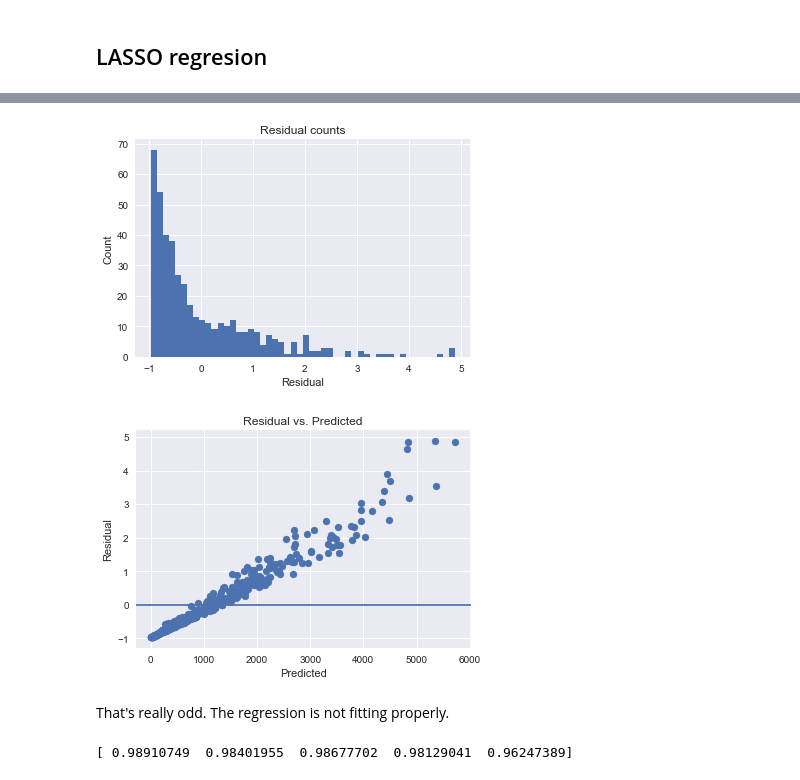
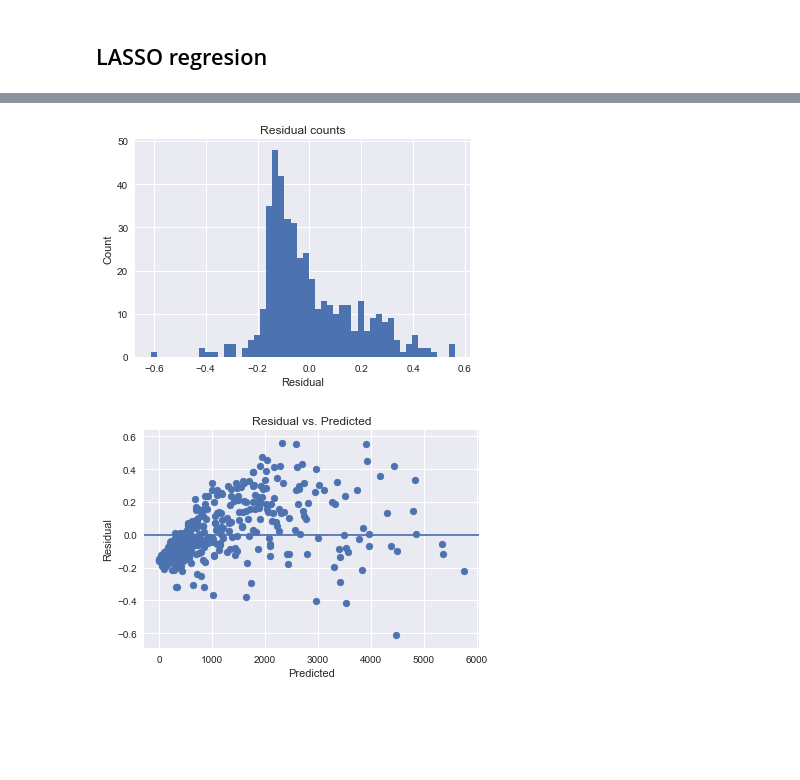
Before and after one commit to Audio88/lasso-and-ridge-regression, a Jupyter notebook: Logistic_ridge_lasso.ipynb, the cells around one changed output, grey strips where cells are left out. Saved outputs shown, nothing was run; the diff lists cells and outputs as text; code cells hidden in the pictures; blank space fills up the shorter version.

```diff
--- a/Logistic_ridge_lasso.ipynb
+++ b/Logistic_ridge_lasso.ipynb
@@ -343,11 +343,7 @@ plt.show()
 # %% [markdown]
 ## LASSO regresion
 # %%
-lass = linear_model.Lasso(alpha=1)
+lass = linear_model.Lasso(alpha=1, fit_intercept=True)
 y = newdf['Property crime']
 X = newdf[independent_vars + independent_vars_squared]
 lassfit = lass.fit(X, y)
-
-prediction = lass.predict(X)
-
-print(cross_val_score(lass, X, y, cv=5))
@@ -355,0 +350,12 @@ print(cross_val_score(lass, X, y, cv=5))
+# %%
+alphas = np.arange(1e-5, .1, 0.002)
+plt.figure()
+plt.ticklabel_format(useOffset=False)
+plt.ylim(99.9999, 100.00001)
+plt.xlabel('Alpha')
+plt.ylabel('Score')
+plt.title('Find best alpha')
+for alpha in alphas:
+    lass.set_params(**{'alpha':alpha})
+    score = cross_val_score(lass, X, y, cv=5).mean()
+    plt.plot(alpha, score*100, '.')
@@ -356,16 +364,21 @@ print(cross_val_score(lass, X, y, cv=5))
+# %%
+#Predict with optimized alpha
+lass.set_params(**{'alpha':0.038})
+lass.fit(X, y)
+prediction_lass = lass.predict(X)
 # %%
-actual = y
-predicted = prediction
+actual = newdf['Property crime']
+predicted = prediction_lass
 
 residual = actual - predicted
 
 plt.hist(residual, bins=50)
 plt.title('Residual counts')
 plt.xlabel('Residual')
 plt.ylabel('Count')
 plt.show()
 # %% [output]
-[figure, old version]
+[figure, new version]
 # %%
 plt.scatter(prediction, residual)
 plt.xlabel('Predicted')
@@ -374,17 +387,4 @@ plt.axhline(y=0)
 plt.title('Residual vs. Predicted')
 plt.show()
 # %% [output]
-[figure, old version]
+[figure, new version]
-# %% [markdown]
-That's really odd. The regression is not fitting properly.
-# %%
-lass = linear_model.Lasso(alpha=1)
-y = newdf['Property crime']
-X = newdf[['Population', 'Burglary', 'Larceny theft', 'Population squared', 'Burglary squared', 'Larceny theft squared']]
-lassfit = lass.fit(X, y)
-
-prediction = lass.predict(X)
-
-print(cross_val_score(lass, X, y, cv=5))
-# %% [output]
-[ 0.98910749  0.98401955  0.98677702  0.98129041  0.96247389]
```
Also changed, not shown: parts of 5 cells of this notebook.
